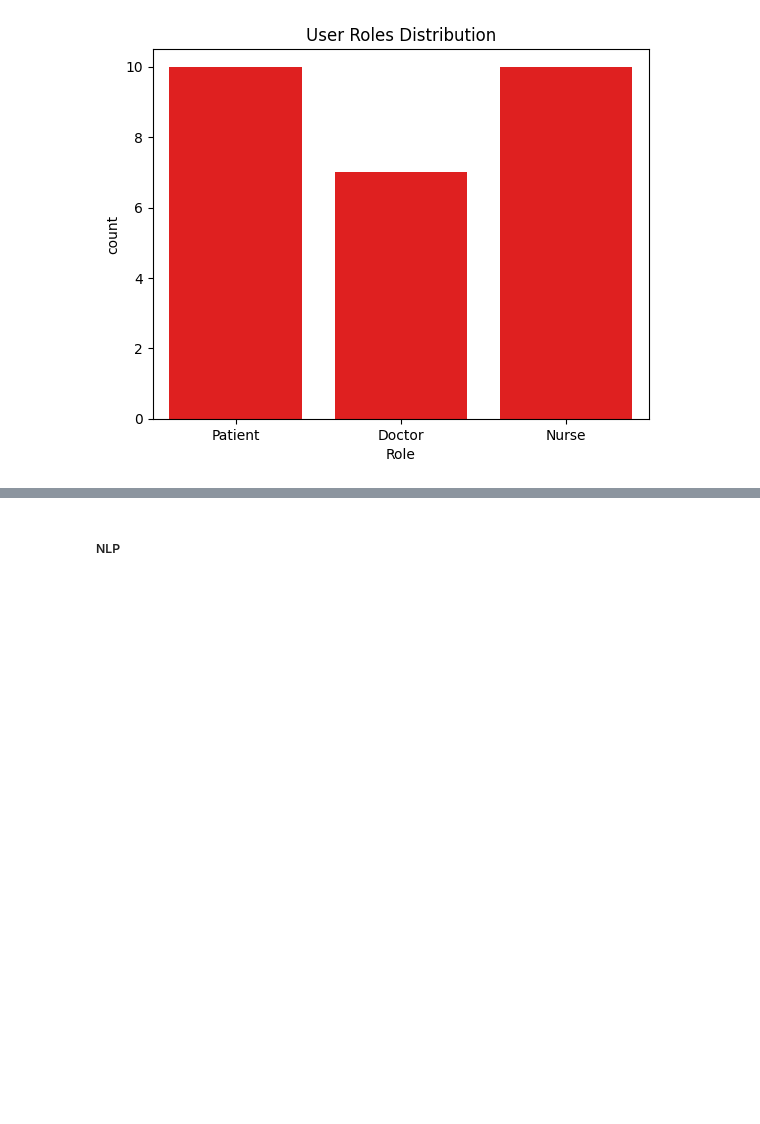
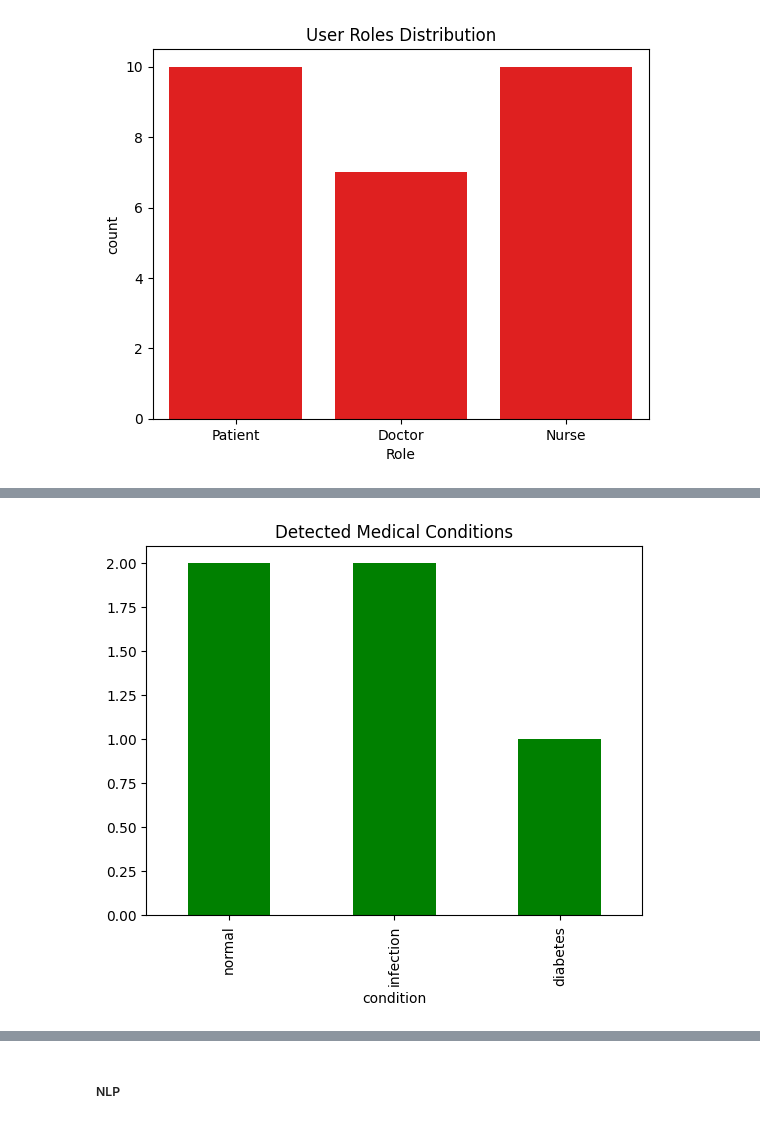
Before and after one commit to Rekha-vivek/Care_Connect_AI, a Jupyter notebook: Care_connect_AI.ipynb, the cells around one changed output, grey strips where cells are left out. Drawn from its saved outputs; the diff is of its cells as text; code cells hidden in the pictures; blank space fills up the shorter version.

```diff
--- a/Care_connect_AI.ipynb
+++ b/Care_connect_AI.ipynb
@@ -598,0 +691,6 @@ plt.show()
+# %%
+mr_df['Extracted_text'] = mr_df['Extracted_text'].str.lower().str.strip()
+mr_df['Extracted_text']
+
+#Since the dataset does not contain structured symptom columns, I used the extracted_text field, which contains medical findings from reports.
+#I cleaned this text by converting it to lowercase and removing extra spaces to ensure consistency for analysis.
@@ -598,0 +705,19 @@ plt.show()
+# %%
+keywords = {
+    "diabetes": ["glucose", "sugar"],
+    "infection": ["infection", "inflammation"],
+    "normal": ["normal", "no abnormalities"]
+}
+
+#We define medical keywords to identify conditions from extracted text.
+#Each category contains related terms that help in classification.
+# %%
+def extract_condition(text):
+    for condition, words in keywords.items():
+        for word in words:
+            if word in text:
+                return condition
+    return "unknown"
+
+#This function scans the extracted text and matches keywords to identify possible medical conditions.
+#If no match is found, it returns "unknown".
@@ -598,0 +747,5 @@ plt.show()
+# %%
+mr_df['condition'] = mr_df['Extracted_text'].apply(extract_condition)
+mr_df
+
+#The function is applied to each row in the dataset to generate a new column called "condition",which represents the detected medical issue.
@@ -598,0 +770,8 @@ plt.show()
+# %%
+mr_df['condition'].value_counts().plot(kind='bar',color='green')
+plt.title("Detected Medical Conditions")
+plt.show()
+
+#A bar chart is used to visually represent the distribution of detected conditions,making it easier to understand patterns.
+# %% [output]
+[figure, added]
```
Also changed, not shown: parts of 132 cells of this notebook, 10 other files.
